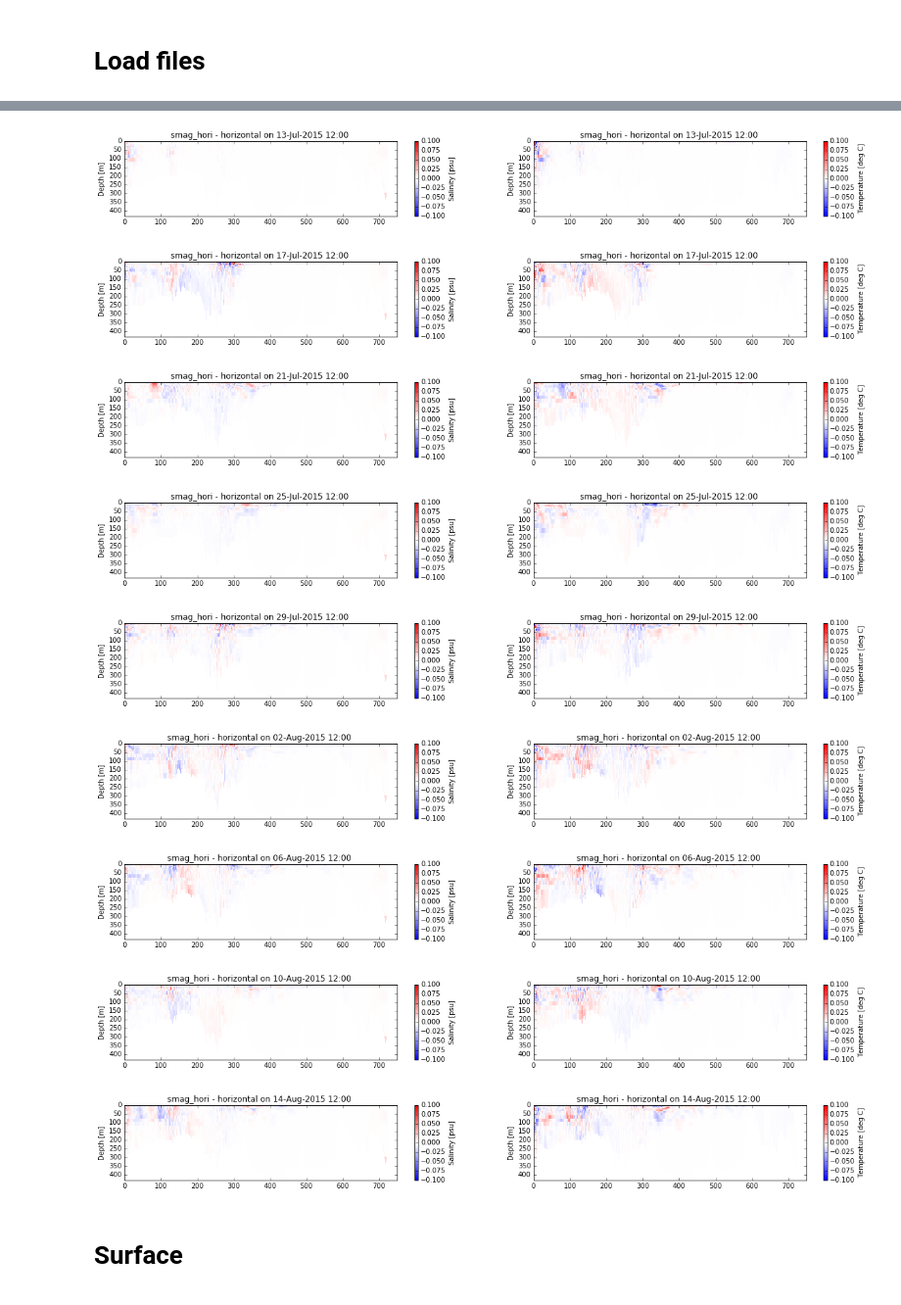
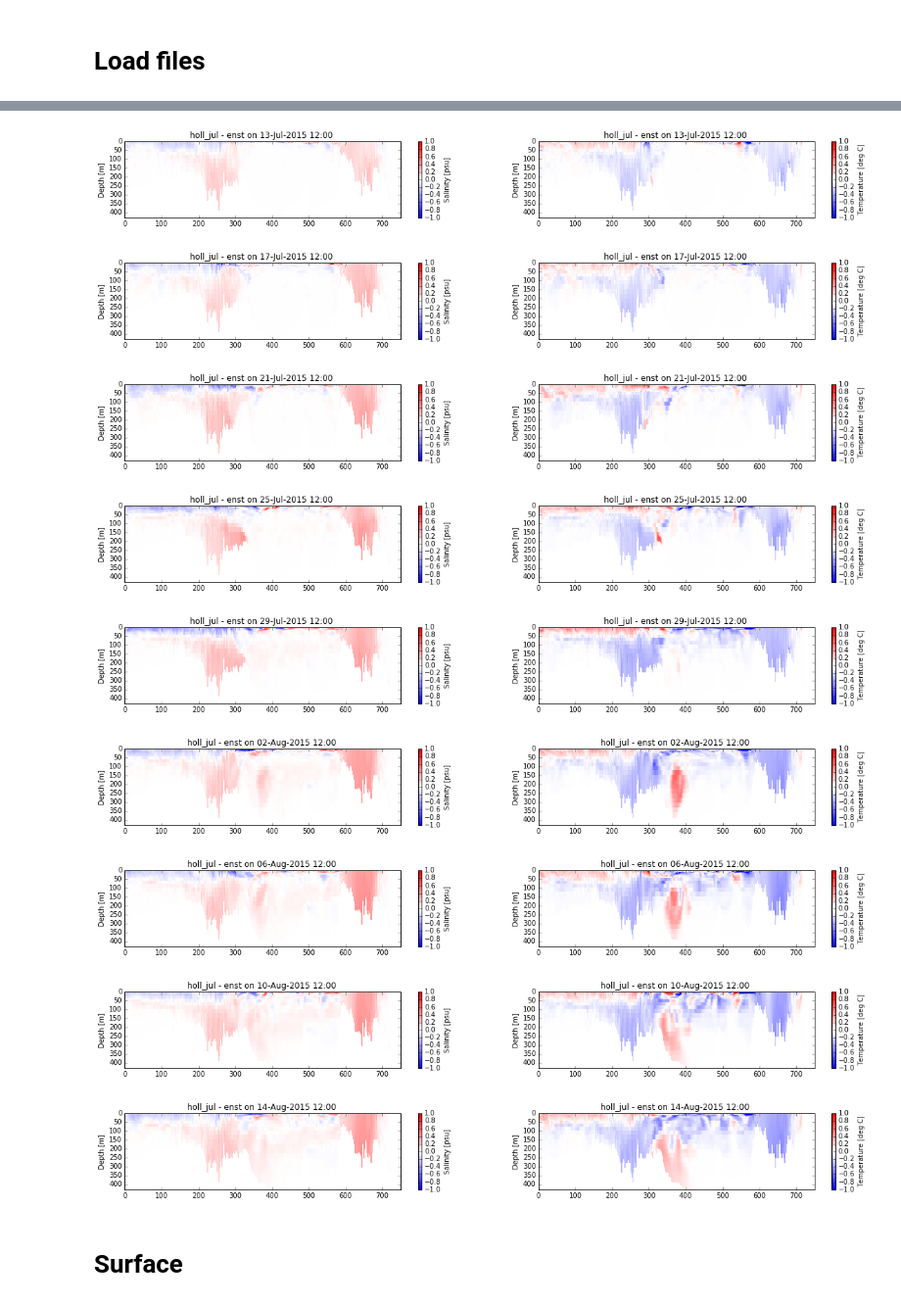
Before and after one commit to SalishSeaCast/analysis-nancy, a Jupyter notebook: notebooks/mixing/Comparison.ipynb, the cells around one changed output, grey strips where cells are left out. Shown at 98% size. Saved outputs shown, nothing was run; the diff lists cells and outputs as text; code cells hidden in the pictures.

Commit message:
Comparing enst eith holl_jul

```diff
--- a/notebooks/mixing/Comparison.ipynb
+++ b/notebooks/mixing/Comparison.ipynb
@@ -38,7 +38,7 @@ start=datetime.datetime(2015,7,9)
 end=datetime.datetime(2015,8,17)
 home_dir = '/ocean/nsoontie/MEOPAR/SalishSea/results/other_mixing/'
 # %%
-runs = ['horizontal', 'smag_hori']
+runs = ['enst', 'holl_jul']
 grid_t={}
 grid_w={}
 for run in runs:
@@ -75,8 +75,8 @@ for t in np.arange(0,sals[runs[0]].shape[0],4):
     fig,axs = plt.subplots(1,2,figsize=(20,2))
     ax=axs[0]
     plot_thalweg_diff(ax, t, sals, 'Salinity [psu]', times[runs[0]], thalweg_points, gdept_thal, xx, runs,
-                     smin=-.1, smax=.1)
+                     smin=-1, smax=1)
     ax=axs[1]
     plot_thalweg_diff(ax, t, temps, 'Temperature [deg C]', times[runs[0]], thalweg_points, gdept_thal,xx,runs,
-                     smin=-.1, smax=.1)
+                     smin=-1, smax=1)
 # %% [output]
@@ -104,12 +104,12 @@ for t in np.arange(0,sals[runs[0]].shape[0],4):
-[figure, old version]
+[figure, new version]
-[figure, old version]
+[figure, new version]
-[figure, old version]
+[figure, new version]
-[figure, old version]
+[figure, new version]
-[figure, old version]
+[figure, new version]
-[figure, old version]
+[figure, new version]
-[figure, old version]
+[figure, new version]
-[figure, old version]
+[figure, new version]
-[figure, old version]
+[figure, new version]
 # %% [markdown]
 # Surface
 # %%
```
Also changed, not shown: parts of 8 cells of this notebook.
